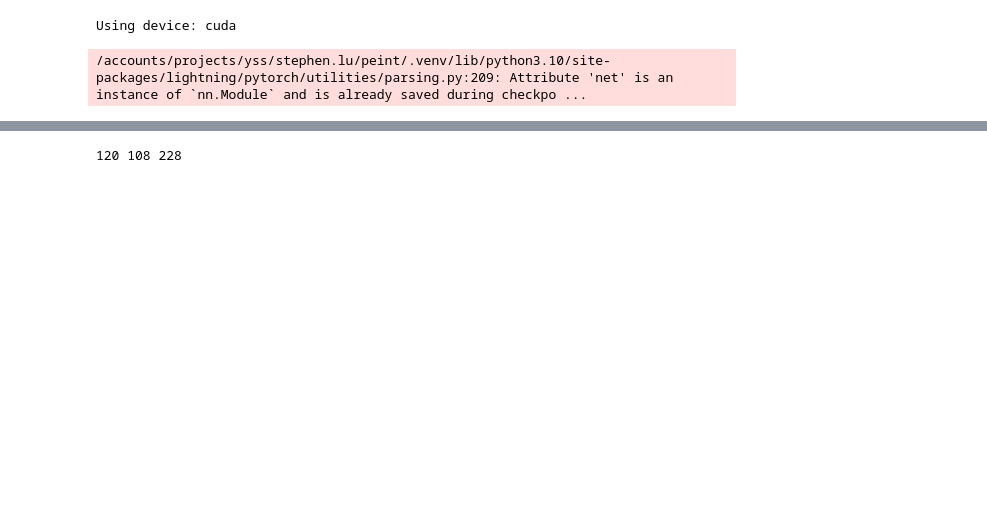
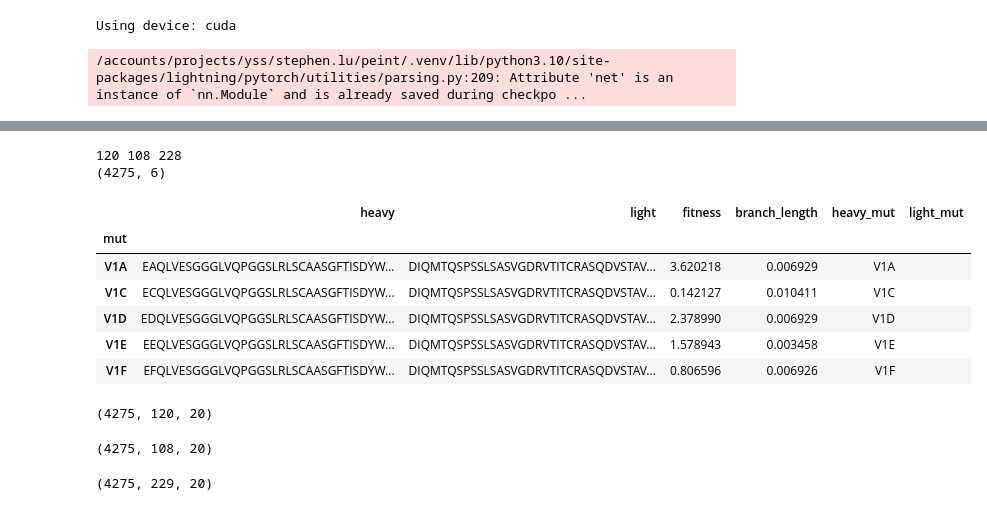
Before and after one commit to thematrixmaster/cosine, a Jupyter notebook: notebooks/dasm_analysis.ipynb, the cells around one changed output, grey strips where cells are left out. Drawn from its saved outputs; the diff is of its cells as text; code cells hidden in the pictures; blank space fills up the shorter version.

```diff
--- a/notebooks/dasm_analysis.ipynb
+++ b/notebooks/dasm_analysis.ipynb
@@ -227,15 +252,26 @@ pcp_df['peint_csp_perplexity'].describe()
 pcp_df.to_csv("/accounts/projects/yss/stephen.lu/peint/data/dasm/processed/rodriguez-igh.csv", index=False)
 # %%
 # Infer ppl for the koenig binding dataset
-df = pd.read_csv("/scratch/users/stephen.lu/projects/protevo/data/flab/Koenig2017_g6_er.csv")
+df = pd.read_csv("/scratch/users/stephen.lu/projects/protevo/data/flab/Koenig2017_g6_Kd.csv")
 
 heavy_wt = get_site_by_site_consensus(df, "heavy")
 light_wt = get_site_by_site_consensus(df, "light")
 print(len(heavy_wt), len(light_wt), len(heavy_wt) + len(light_wt))
 
 df['heavy_mut'] = df['heavy'].apply(lambda x: get_mutant(x, heavy_wt))
 df['light_mut'] = df['light'].apply(lambda x: get_mutant(x, light_wt))
 df['mut'] = df['heavy_mut'] + df['light_mut']
 df.set_index('mut', inplace=True)
+
+print(df.shape)
+df.head()
 # %% [output]
 120 108 228
+(4275, 6)
+|  | heavy | light | fitness | branch_length | heavy_mut | light_mut |
+| mut |  |  |  |  |  |  |
+| V1A | EAQLVESGGGLVQPGGSLRLSCAASGFTISDYW... | DIQMTQSPSSLSASVGDRVTITCRASQDVSTAV... | 3.620218 | 0.006929 | V1A |  |
+| V1C | ECQLVESGGGLVQPGGSLRLSCAASGFTISDYW... | DIQMTQSPSSLSASVGDRVTITCRASQDVSTAV... | 0.142127 | 0.010411 | V1C |  |
+| V1D | EDQLVESGGGLVQPGGSLRLSCAASGFTISDYW... | DIQMTQSPSSLSASVGDRVTITCRASQDVSTAV... | 2.378990 | 0.006929 | V1D |  |
+| V1E | EEQLVESGGGLVQPGGSLRLSCAASGFTISDYW... | DIQMTQSPSSLSASVGDRVTITCRASQDVSTAV... | 1.578943 | 0.003458 | V1E |  |
+| V1F | EFQLVESGGGLVQPGGSLRLSCAASGFTISDYW... | DIQMTQSPSSLSASVGDRVTITCRASQDVSTAV... | 0.806596 | 0.006926 | V1F |  |
@@ -242,8 +281,25 @@ df.set_index('mut', inplace=True)
 # %%
-heavy_transitions = [ f"{heavy_wt.strip()} {row.heavy.strip()} 0.5" for _, row in df.iterrows() ]
 dataloader = dataloader_from_transitions(heavy_transitions, batch_size=32, chain_id_offset=1)
-heavy_lls = infer_log_likelihoods(dataloader, module)
+# heavy_lls = infer_log_likelihoods(dataloader, module)
+heavy_logits = infer_logits(dataloader, module)
+print(heavy_logits.shape)  # (N, L, vocab_size)
+# %% [output]
+(4275, 120, 20)
 # %%
-light_transitions = [ f"{light_wt.strip()} {row.light.strip()} 0.5" for _, row in df.iterrows() ]
 dataloader = dataloader_from_transitions(light_transitions, batch_size=32, chain_id_offset=2)
-light_lls = infer_log_likelihoods(dataloader, module)
+# light_lls = infer_log_likelihoods(dataloader, module)
+light_logits = infer_logits(dataloader, module)
+print(light_logits.shape)  # (N, L, vocab_size)
+# %% [output]
+(4275, 108, 20)
+# %%
+# merge the heavy and light logits in the sequence dimension with a pad in between
+N = heavy_logits.shape[0]
+L_heavy = heavy_logits.shape[1]
+L_light = light_logits.shape[1]
+vocab_size = heavy_logits.shape[2]
+pad_logits = np.zeros((N, 1, vocab_size))  # (N, 1, vocab_size)
+merged_logits = np.concatenate([heavy_logits, pad_logits, light_logits], axis=1)  # (N, L_heavy + 1 + L_light, vocab_size)
+print(merged_logits.shape)  # (N, L_heavy + 1 + L_light, vocab_size)
+# %% [output]
+(4275, 229, 20)
```
Also changed, not shown: parts of 17 cells of this notebook, 1 other file.
